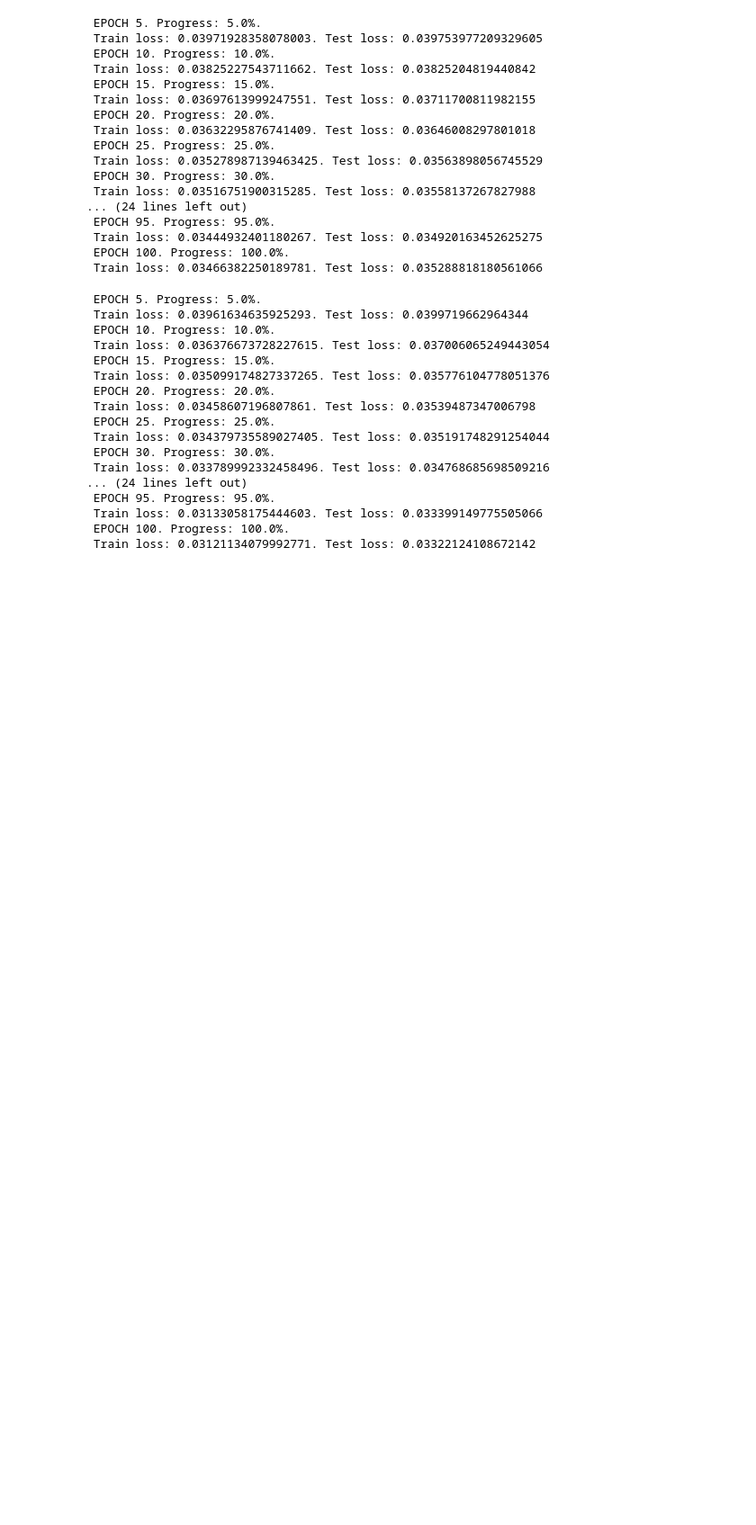
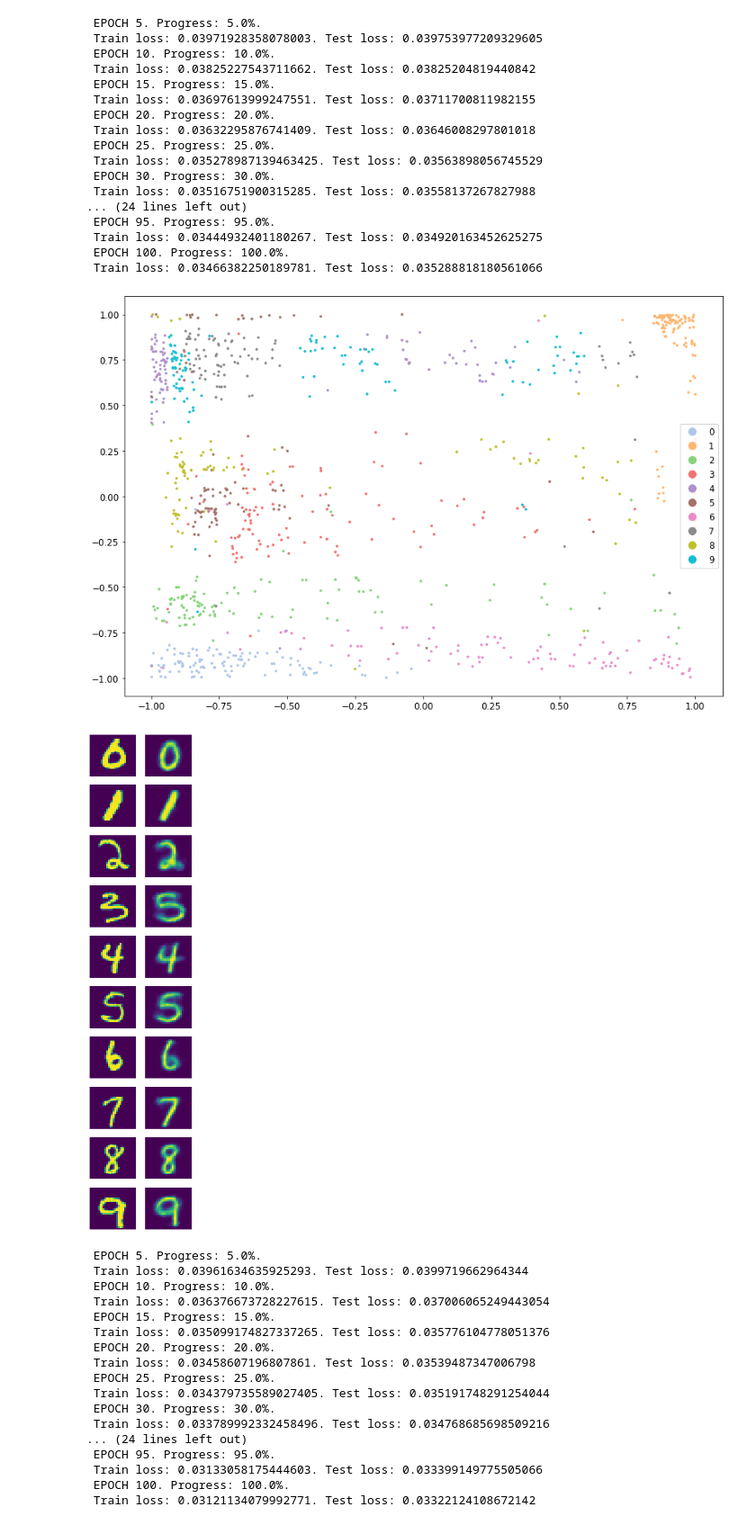
Before and after one commit to seungkyoon/Projects, a Jupyter notebook: Bong_Seungkyoon_ps3_report.ipynb, the cells around one changed output. Shown at 90% size. Saved outputs shown, nothing was run; the diff lists cells and outputs as text; code cells hidden in the pictures; blank space fills up the shorter version.

```diff
--- a/Bong_Seungkyoon_ps3_report.ipynb
+++ b/Bong_Seungkyoon_ps3_report.ipynb
@@ -825,18 +836,61 @@ torch.save(model.state_dict(), '/content/drive/MyDrive/ColabNotebooks/ae_tanh.pt
  Train loss: 0.03444932401180267. Test loss: 0.034920163452625275
  EPOCH 100. Progress: 100.0%.
  Train loss: 0.03466382250189781. Test loss: 0.035288818180561066
-# %%
-import torchvision.utils
-model = Autoencoder(activation = nn.Tanh())
-model.load_state_dict(torch.load('/content/drive/MyDrive/ColabNotebooks/ae_tanh.pt'))
-model.eval()
-
-for data, targets in train_loader:
-  model_input = torch.reshape(data, (-1, 784))
-  out = model(model_input)
-  out = out.reshape(-1, 28, 28)
-  torchvision.utils.save_image(out[0, :, :], '/content/drive/MyDrive/ColabNotebooks/test_tanh.jpg')
-  break
+# %%
+import torchvision.utils
+from matplotlib import pyplot as plt
+import matplotlib.cm as cm
+import scprep
+
+model = Autoencoder(activation = nn.Tanh())
+model.load_state_dict(torch.load('/content/drive/MyDrive/ColabNotebooks/ae_tanh.pt'))
+model.eval()
+
+cmap = cm.get_cmap(name='tab10')
+total_displayed = 0
+all_outs = np.empty((0, 2))
+all_targets = []
+for data, targets in test_loader:
+  model_input = torch.reshape(data, (-1, 784))
+  out = model.encode(model_input).detach().numpy()
+
+  all_outs = np.vstack((all_outs, out))
+  all_targets.extend(list(map(int, targets)))
+
+  total_displayed += targets.shape[0]
+  if total_displayed >= 1024:
+    break
+
+scprep.plot.scatter2d(all_outs, c = all_targets, legend = True, legend_loc = 'right',
+                      figsize=(12, 8), cmap=scprep.plot.colors.tab10_continuous(n_colors=10))
+
+total_displayed = [False]*10
+plt.figure(figsize=(4, 20))
+for data, targets in test_loader:
+  model_input = torch.reshape(data, (-1, 784))
+  out = model(model_input).detach().numpy()
+  out = out.reshape(-1, 28, 28)
+
+  for i, target in enumerate(targets):
+    if not total_displayed[target]:
+      plt.subplot(10, 2, 2*target + 1)
+      plt.axis('off')
+      plt.imshow(data[i, :, :].reshape(28, 28), aspect='auto')
+
+      plt.subplot(10, 2, 2*target + 2)
+      plt.axis('off')
+      plt.imshow(out[i, :, :].reshape(28, 28), aspect='auto')
+
+      total_displayed[target] = True
+
+  if not any(total_displayed):
+    print(total_displayed)
+    break
+
+plt.show()
+# %% [output]
+[figure, added]
+[figure, added]
 # %%
 model = Autoencoder()
 model = model.to(device)
```
Also changed, not shown: parts of 4 cells of this notebook.
